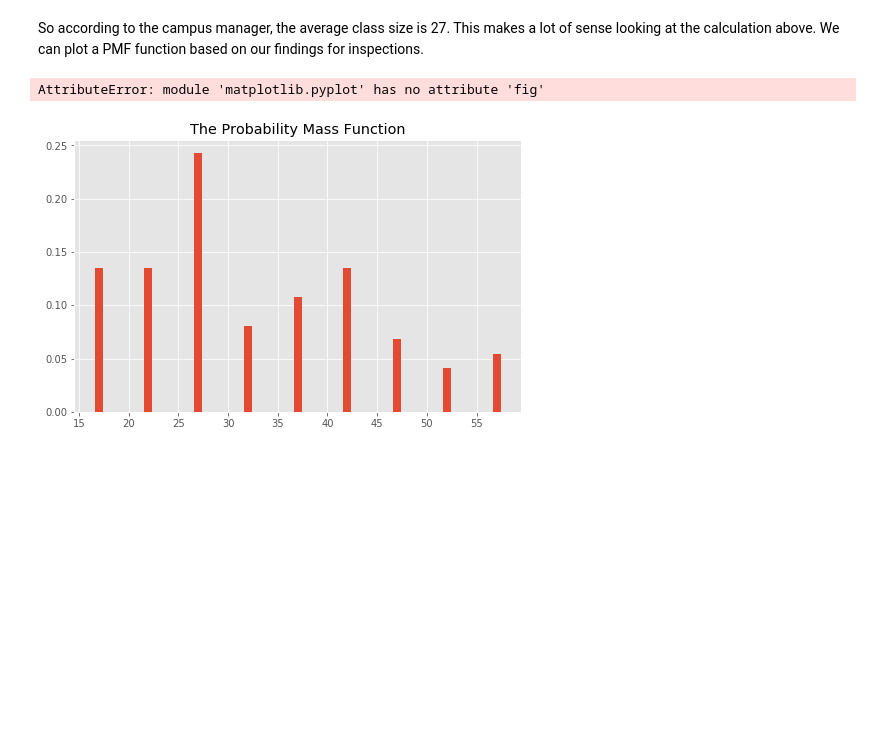
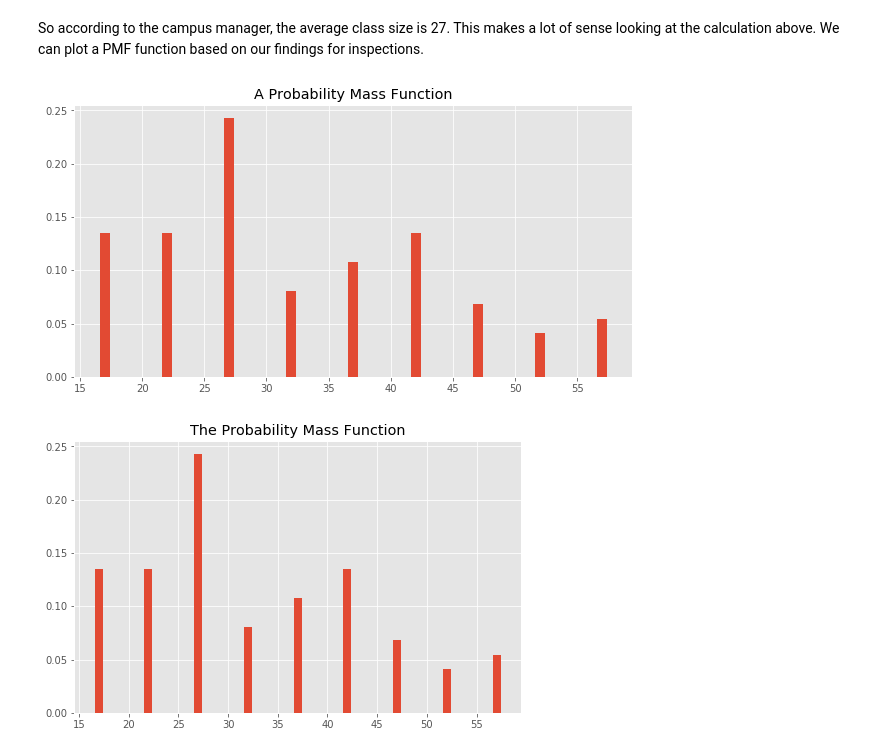
Before and after one commit to zapatos24/dsc-probability-mass-function-lab-nyc-ds-060319, a Jupyter notebook: index.ipynb, the cells around one changed output. Cells and saved outputs as stored; diff of their text form; code cells hidden in the pictures; blank space fills up the shorter version.

```diff
--- a/index.ipynb
+++ b/index.ipynb
@@ -94,17 +94,17 @@ So according to the campus manager, the average class size is 27. This makes a l
 # %%
 import matplotlib.pyplot as plt
 %matplotlib inline
 plt.style.use('ggplot')
 
 # xtick_locations = np.arange(1.5, 7.5, 1)  # x=5, 15, 25, ...
 # xtick_labels = sizes
 # bins = range(1, 7, 1)
 # plt.xticks(xtick_locations, xtick_labels)
-plt.figur(figsize = (10,5))
+plt.figure(figsize = (8,5))
 plt.bar(sizes, pmf);
 plt.title("A Probability Mass Function");
 # %% [output]
-AttributeError: module 'matplotlib.pyplot' has no attribute 'fig'
+[figure, added]
 # %%
 # Plot the pmf , it should look similar to the one shown below
 # %% [output]
```
